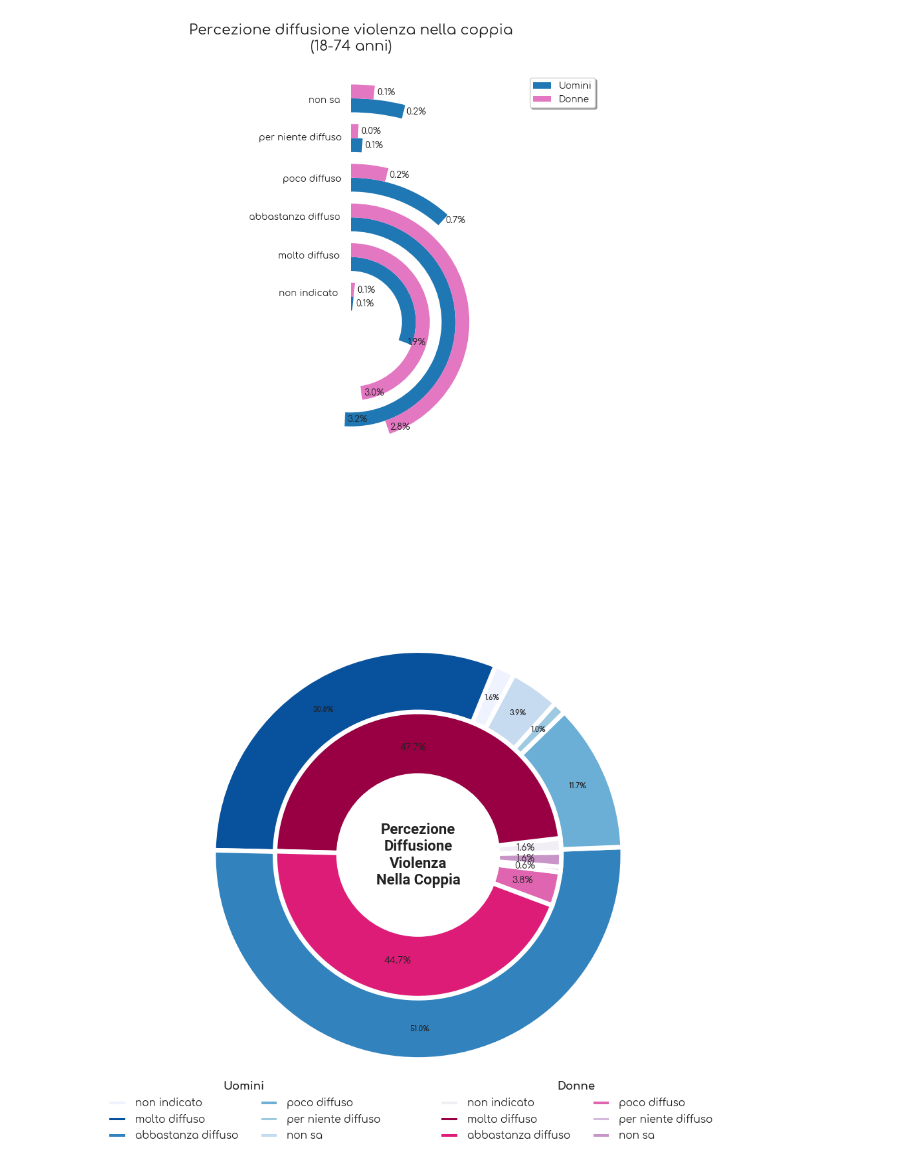
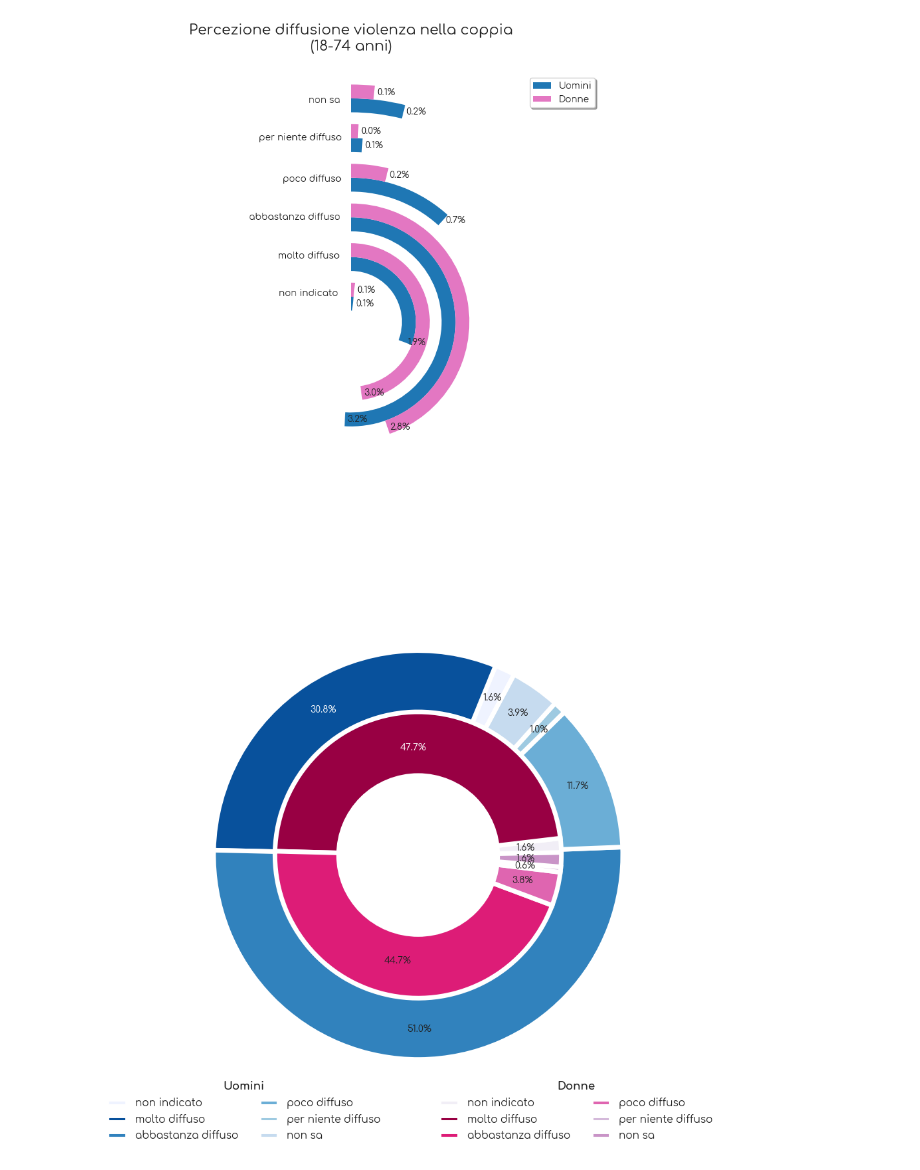
Before and after one commit to initrm/sci-vis, a Jupyter notebook: source/Percezione diffusione violenza nella coppia.ipynb, the cells around one changed output. Saved outputs shown, nothing was run; the diff lists cells and outputs as text; code cells hidden in the pictures.

Commit message:
Modificato donut plot

```diff
--- a/source/Percezione diffusione violenza nella coppia.ipynb
+++ b/source/Percezione diffusione violenza nella coppia.ipynb
@@ -171,34 +171,35 @@ male_circle = plt.Circle((0, 0), 0.4, fc='white')
 fig = plt.gcf()
 fig.gca().add_artist(male_circle)
 
-plt.annotate("Percezione\nDiffusione\nViolenza\nNella Coppia", (0,0), ha='center', va='center', font='Roboto', fontsize=16, weight='bold')
+# plt.annotate("Percezione\nDiffusione\nViolenza\nNella Coppia", (0,0), ha='center', va='center', font='Roboto', fontsize=16, weight='bold')
 
-plt.setp(autotexts, size=8, weight="bold")
+autotexts[1].set_color('white')
+autotexts2[1].set_color('white')
 
 fig.legend(wedges, maschi_tot["Livello di diffusione"],
         numpoints=1,
         title="Uomini",
         title_fontproperties={'weight':'bold', 'size':12},
         loc="lower center",
         bbox_to_anchor=(0.25, 0.05, 0, 1),
         shadow=False,
         frameon=False,
         fontsize=11,
         ncol=2
 )
 
 fig.legend(wedges2, maschi_tot["Livello di diffusione"],
         numpoints=1,
         title="Donne",
         title_fontproperties={'weight':'bold', 'size':12},
         loc="lower center",
         bbox_to_anchor=(0.75, 0.05, 0, 1),
         shadow=False,
         frameon=False,
         fontsize=11,
         ncol=2
 )
 
 plt.show()
 # %% [output]
-[figure, old version]
+[figure, new version]
```
